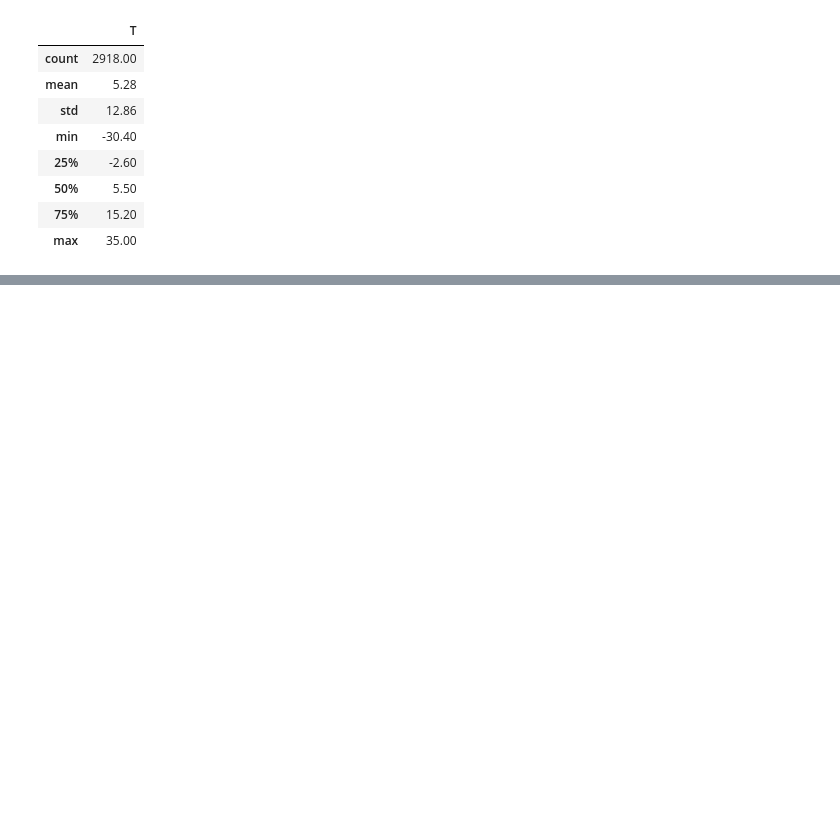
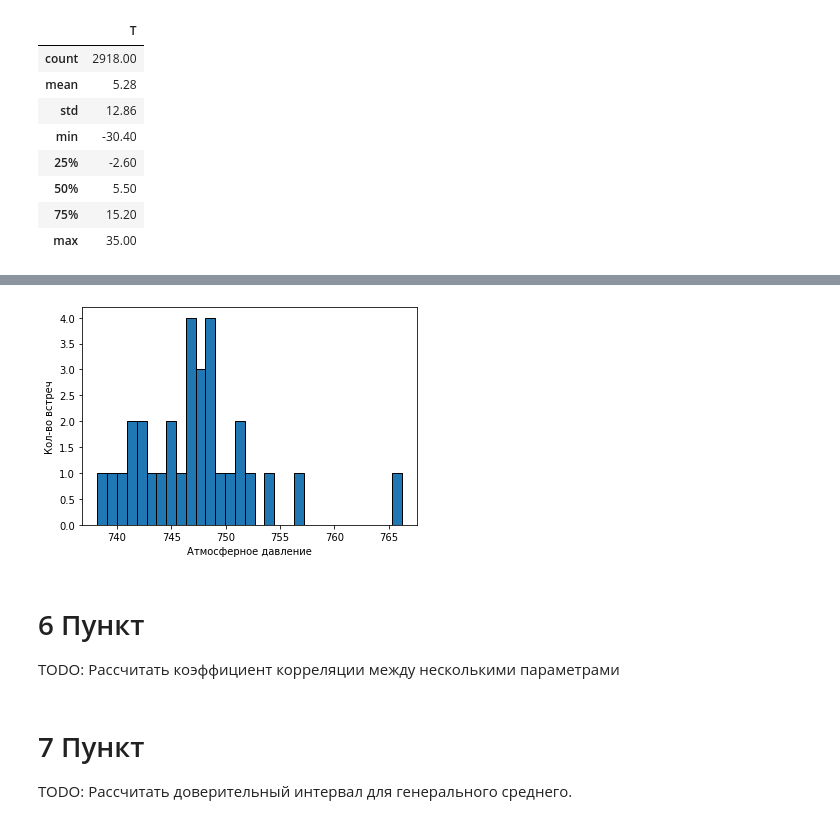
Before and after one commit to mbluuka/7semestr, a Jupyter notebook: LR1.ipynb, the cells around one changed output, grey strips where cells are left out. Drawn from its saved outputs; the diff is of its cells as text; code cells hidden in the pictures; blank space fills up the shorter version.

```diff
--- a/LR1.ipynb
+++ b/LR1.ipynb
@@ -327,3 +324,2 @@ for i, row in Weather_csv.iterrows():
 # %%
-dfdh = pd.read_csv('weather_vladimir.csv', delimiter=',', usecols = ["Date", "Po"])
-dfpo = pd.read_csv('weather_vladimir.csv', delimiter=',', usecols = ["Po"])
+dfdh = pd.read_csv('weather_vladimir.csv', delimiter=',', usecols = ["Date", "Po"], parse_dates = ["Date"])
@@ -364,0 +326,15 @@ dfpo
+# %%
+dfdh.set_index("Date", inplace=True)
+# %%
+max_Po = []
+jan = dfdh['Po'].resample('D').max()
+
+number_day = 1
+year = 2021
+month = 5
+
+days = monthrange(year, month)[1]
+while len(max_Po) != days:
+    max_Po.append(jan[f"{year}-{month}-{number_day}"])
+    number_day += 1
+max_Po
@@ -364,0 +359,13 @@ dfpo
+# %%
+plt.hist(max_Po, bins=days, edgecolor="black")
+plt.ylabel("Кол-во встреч")
+plt.xlabel("Атмосферное давление")
+plt.show()
+# %% [output]
+[figure, added]
+# %% [markdown]
+# 6 Пункт
+TODO: Рассчитать коэффициент корреляции между несколькими параметрами
+# %% [markdown]
+# 7 Пункт
+TODO: Рассчитать доверительный интервал для генерального среднего.
```
Also changed, not shown: parts of 12 cells of this notebook.
